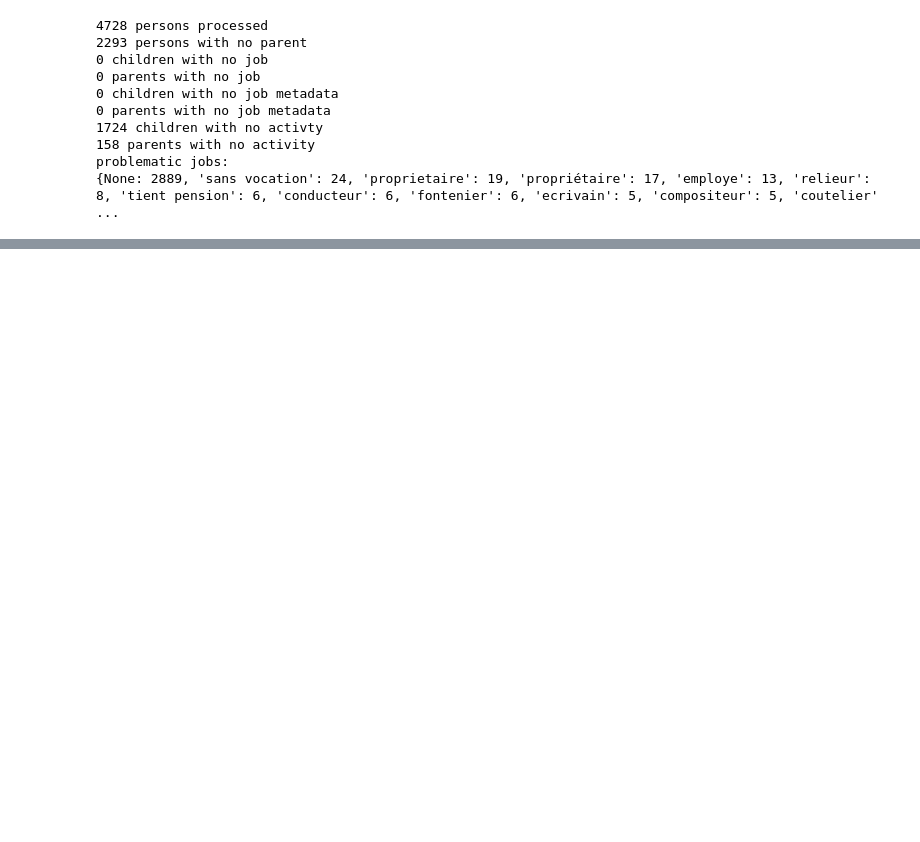
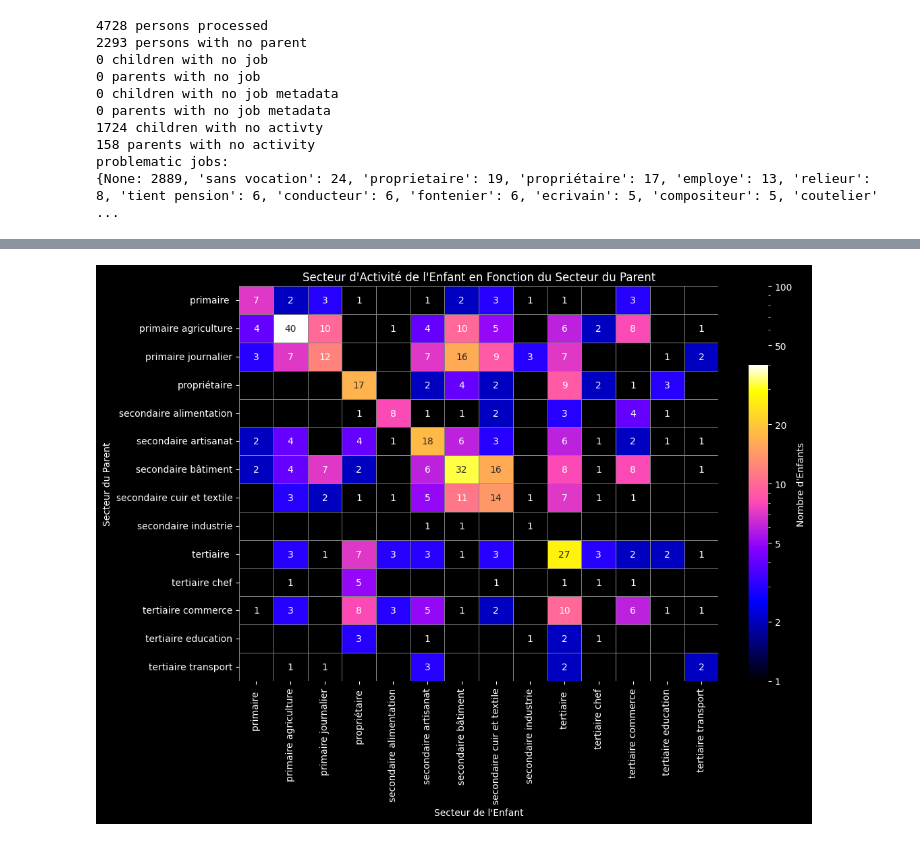
Before and after one commit to LausanneAncestry/Tracker, a Jupyter notebook: analysis/nat_analysis.ipynb, the cells around one changed output, grey strips where cells are left out. Cells and saved outputs as stored; diff of their text form; code cells hidden in the pictures; blank space fills up the shorter version.

```diff
--- a/analysis/nat_analysis.ipynb
+++ b/analysis/nat_analysis.ipynb
@@ -406,0 +355,75 @@ problematic jobs:
+# %%
+import matplotlib.pyplot as plt
+import numpy as np
+import seaborn as sns
+from matplotlib.colors import LogNorm
+
+# Build the graph
+G = build_activity_transition_graph()
+
+# Get node order
+nodes = list(G.nodes())
+
+# Separate and sort parent and child nodes alphabetically by activity
+parent_nodes = sorted([n for n in nodes if G.nodes[n]['type'] == 'parent'], key=lambda n: G.nodes[n]['activity'])
+child_nodes = sorted([n for n in nodes if G.nodes[n]['type'] == 'child'], key=lambda n: G.nodes[n]['activity'])
+
+# Get activity labels for axes
+parent_labels = [G.nodes[n]['activity'] for n in parent_nodes]
+child_labels = [G.nodes[n]['activity'] for n in child_nodes]
+
+# Build the count matrix (rows: parent, columns: child)
+count_matrix = np.zeros((len(parent_nodes), len(child_nodes)), dtype=int)
+for i, p in enumerate(parent_nodes):
+    for j, c in enumerate(child_nodes):
+        if G.has_edge(p, c):
+            count_matrix[i, j] = G[p][c]['weight']
+
+# Mask zeros to avoid log(0) issues in LogNorm
+masked_matrix = np.ma.masked_where(count_matrix == 0, count_matrix)
+
+# Create annotation matrix with empty string for zeros
+annot_matrix = np.where(count_matrix == 0, "", count_matrix)
+
+# Set up black background
+plt.style.use('dark_background')
+fig, ax = plt.subplots(figsize=(max(8, len(child_labels)*0.8), max(6, len(parent_labels)*0.6)))
+fig.patch.set_facecolor('black')
+ax.set_facecolor('black')
+
+# Draw heatmap with gray grid lines
+sns.heatmap(
+    masked_matrix,
+    annot=annot_matrix,
+    fmt="",
+    cmap="gnuplot2",  # or another colormap you prefer
+    norm=LogNorm(vmin=1, vmax=count_matrix.max()),
+    linewidths=0.5,
+    linecolor='gray',  # <-- set grid lines to gray
+    xticklabels=child_labels,
+    yticklabels=parent_labels,
+    cbar=True,
+    cbar_kws={'label': "Nombre d'Enfants"}
+)
+
+# Set all text, ticks, and spines to white
+ax.tick_params(axis='both', colors='white')
+ax.xaxis.label.set_color('white')
+ax.yaxis.label.set_color('white')
+ax.title.set_color('white')
+for spine in ax.spines.values():
+    spine.set_edgecolor('white')
+
+# Annotate the colorbar
+colorbar = ax.collections[0].colorbar
+colorbar.ax.yaxis.set_tick_params(color='white')
+plt.setp(colorbar.ax.yaxis.get_ticklabels(), color='white')
+colorbar.set_ticks([1, 2, 5, 10, 20, 50, 100])
+colorbar.set_ticklabels([str(int(t)) for t in colorbar.get_ticks()])
+
+plt.xlabel("Secteur de l'Enfant")
+plt.ylabel('Secteur du Parent')
+plt.title("Secteur d'Activité de l'Enfant en Fonction du Secteur du Parent")
+plt.tight_layout()
+plt.show()
+# %% [output]
@@ -406,0 +440 @@ problematic jobs:
+[figure, added]
```
Also changed, not shown: parts of 6 cells of this notebook.
